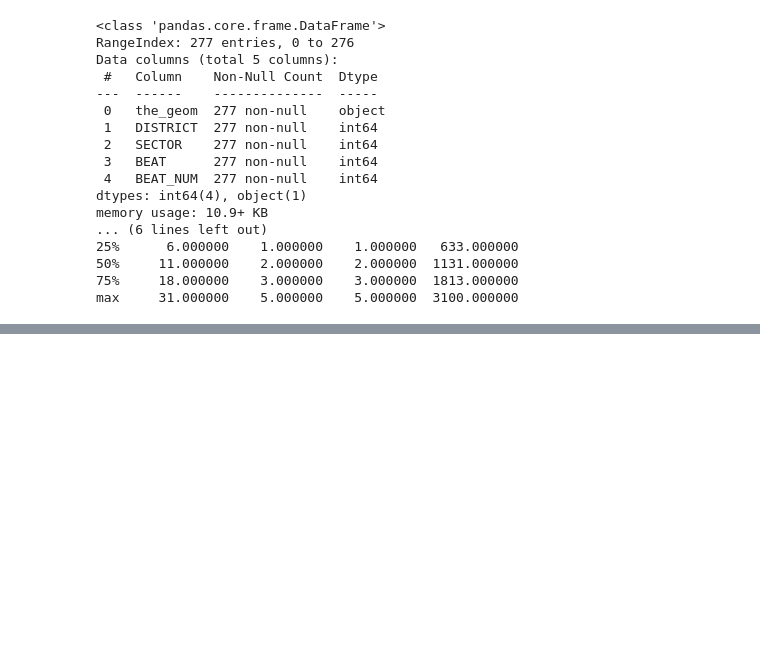
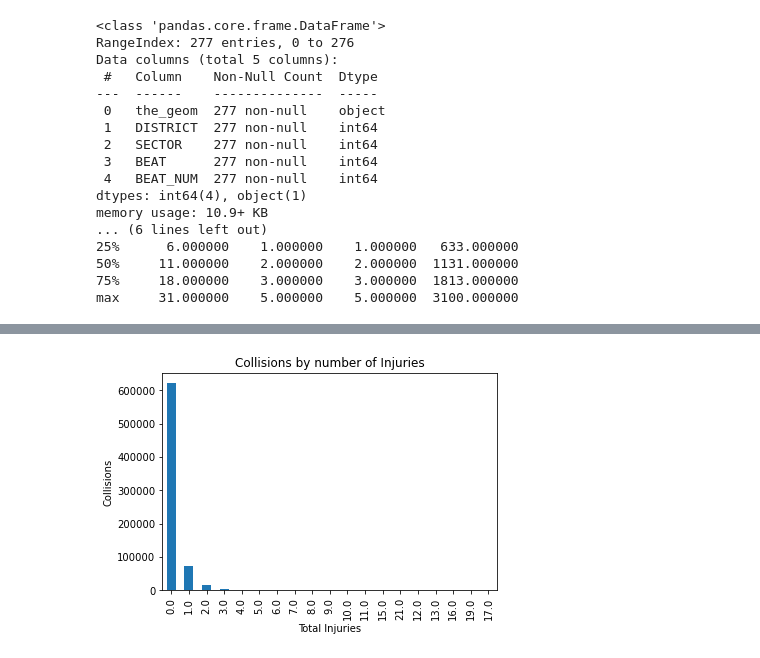
Before and after one commit to jlenehan/Chicago_Dispatch_Classification, a Jupyter notebook: UCDPA_JohnLenehan.ipynb, the cells around one changed output, grey strips where cells are left out. Cells and saved outputs as stored; diff of their text form; code cells hidden in the pictures; blank space fills up the shorter version.

```diff
--- a/UCDPA_JohnLenehan.ipynb
+++ b/UCDPA_JohnLenehan.ipynb
@@ -273,8 +335,14 @@ plt.show()
 # %%
-#plot graphs of fatalities by weather event, roadway condition
-injuries_total_count = collisions['injuries_incapacitating'].value_counts()
+#plot graphs of collisions by number of injuries
+injuries_total_count = collisions['injuries_total'].value_counts()
 
-injuries_total_count
+injuries_total_count.plot.bar()
+plt.xlabel('Total Injuries')
+plt.ylabel('Collisions')
+plt.title('Collisions by number of Injuries')
+plt.show()
+# %% [output]
+[figure, added]
 # %%
 ##########################################
 #Step 6: Machine Learning
```
Also changed, not shown: parts of 48 cells of this notebook.
